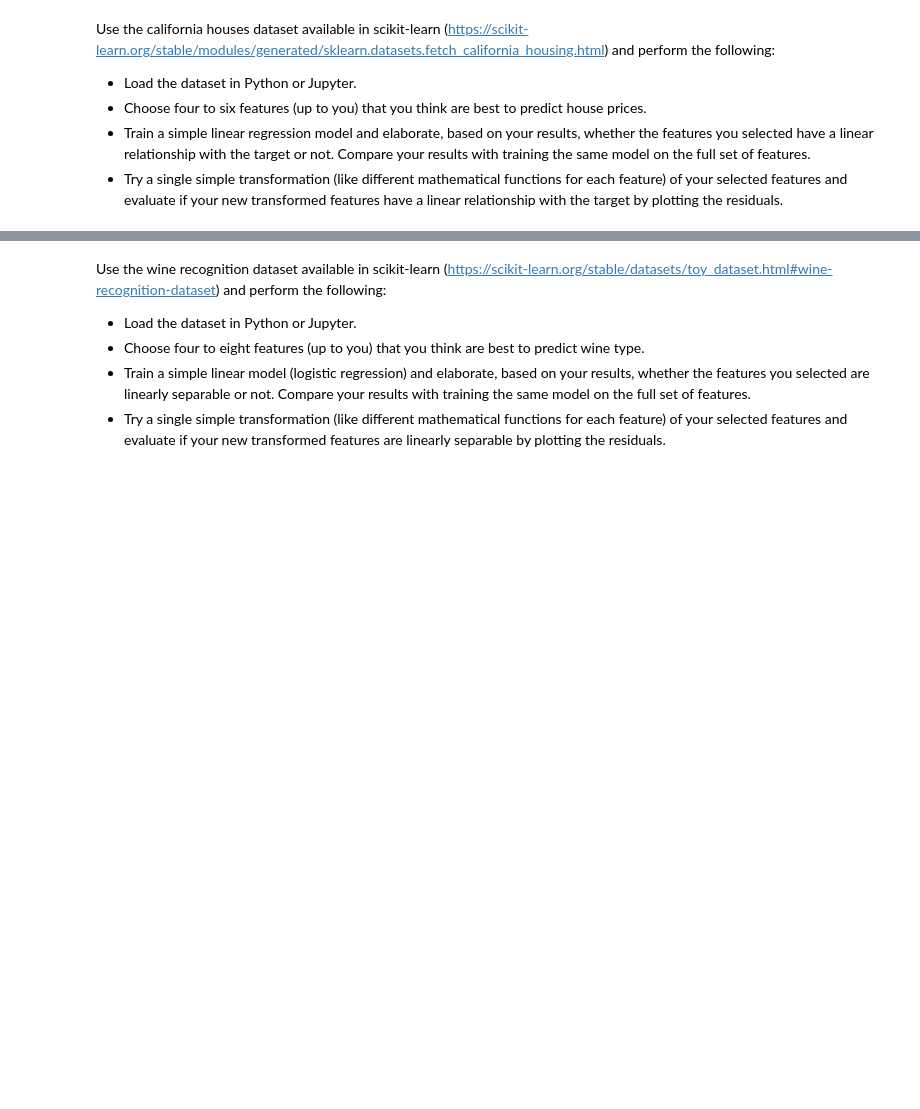
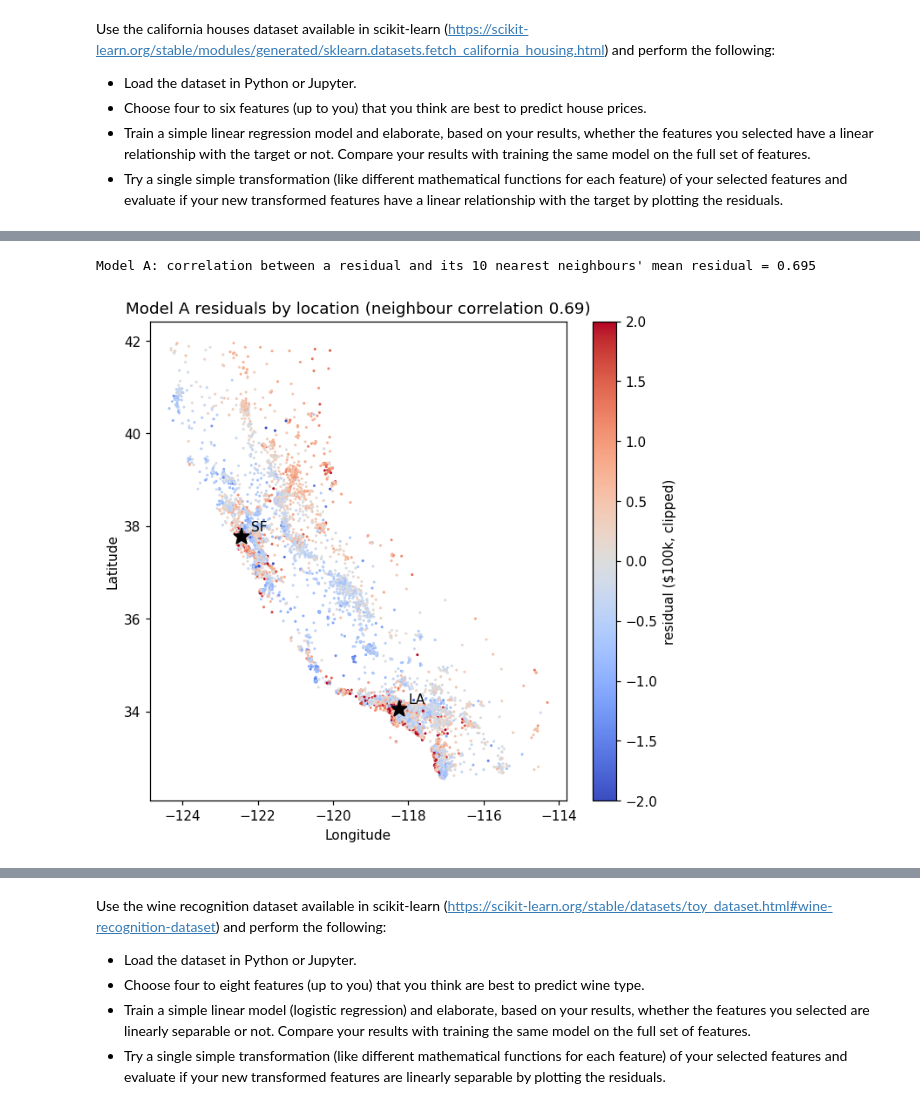
Before and after one commit to ChrChirag/IML_RUG, a Jupyter notebook: assignment_1/part1/assignment_1_part1.ipynb, the cells around one changed output, grey strips where cells are left out. Saved outputs shown, nothing was run; the diff lists cells and outputs as text; code cells hidden in the pictures; blank space fills up the shorter version.

```diff
--- a/assignment_1/part1/assignment_1_part1.ipynb
+++ b/assignment_1/part1/assignment_1_part1.ipynb
@@ -74,0 +550,24 @@ Use the california houses dataset available in scikit-learn ([https://scikit-lea
+# %%
+def spatial_autocorr(frame, res, k=10):
+    nn = NearestNeighbors(n_neighbors=k + 1).fit(frame[["Latitude", "Longitude"]])
+    _, idx = nn.kneighbors(frame[["Latitude", "Longitude"]])
+    neighbour_mean = np.asarray(res)[idx[:, 1:]].mean(axis=1)
+    return float(np.corrcoef(res, neighbour_mean)[0, 1])
+
+
+ac_A = spatial_autocorr(train, res_A)
+print(f"Model A: correlation between a residual and its 10 nearest neighbours' mean residual = {ac_A:.3f}")
+
+fig, ax = plt.subplots(figsize=(7, 6.5))
+sc = ax.scatter(train.Longitude, train.Latitude, c=np.clip(res_A, -2, 2), s=4,
+                cmap="coolwarm", vmin=-2, vmax=2, linewidths=0)
+for name, (la, lo) in {"SF": (37.77, -122.42), "LA": (34.05, -118.24)}.items():
+    ax.plot(lo, la, "k*", ms=13)
+    ax.annotate(name, (lo, la), textcoords="offset points", xytext=(7, 4))
+fig.colorbar(sc, ax=ax, label="residual ($100k, clipped)")
+ax.set(xlabel="Longitude", ylabel="Latitude",
+       title=f"Model A residuals by location (neighbour correlation {ac_A:.2f})")
+plt.show()
+# %% [output]
+Model A: correlation between a residual and its 10 nearest neighbours' mean residual = 0.695
+[figure, added]
```
Also changed, not shown: parts of 51 cells of this notebook, 2 other files.
